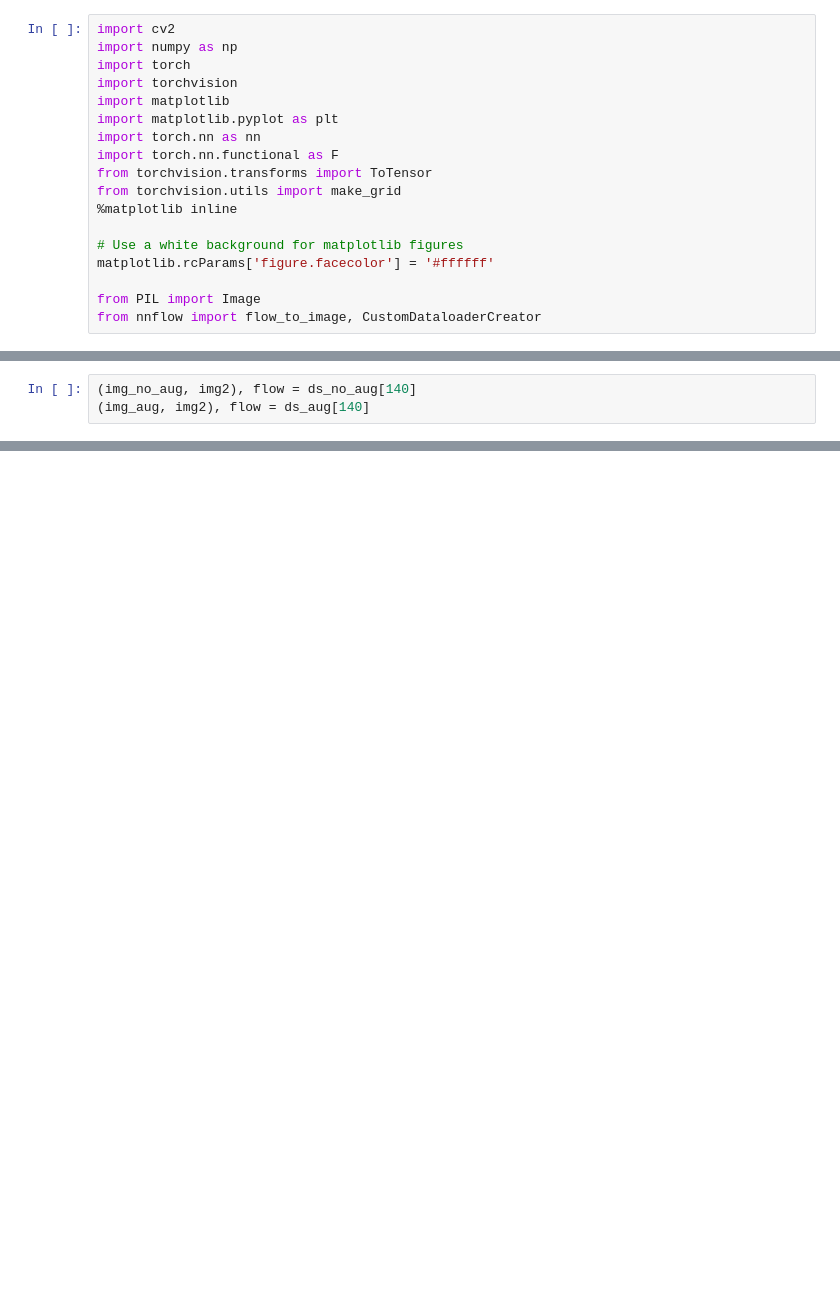
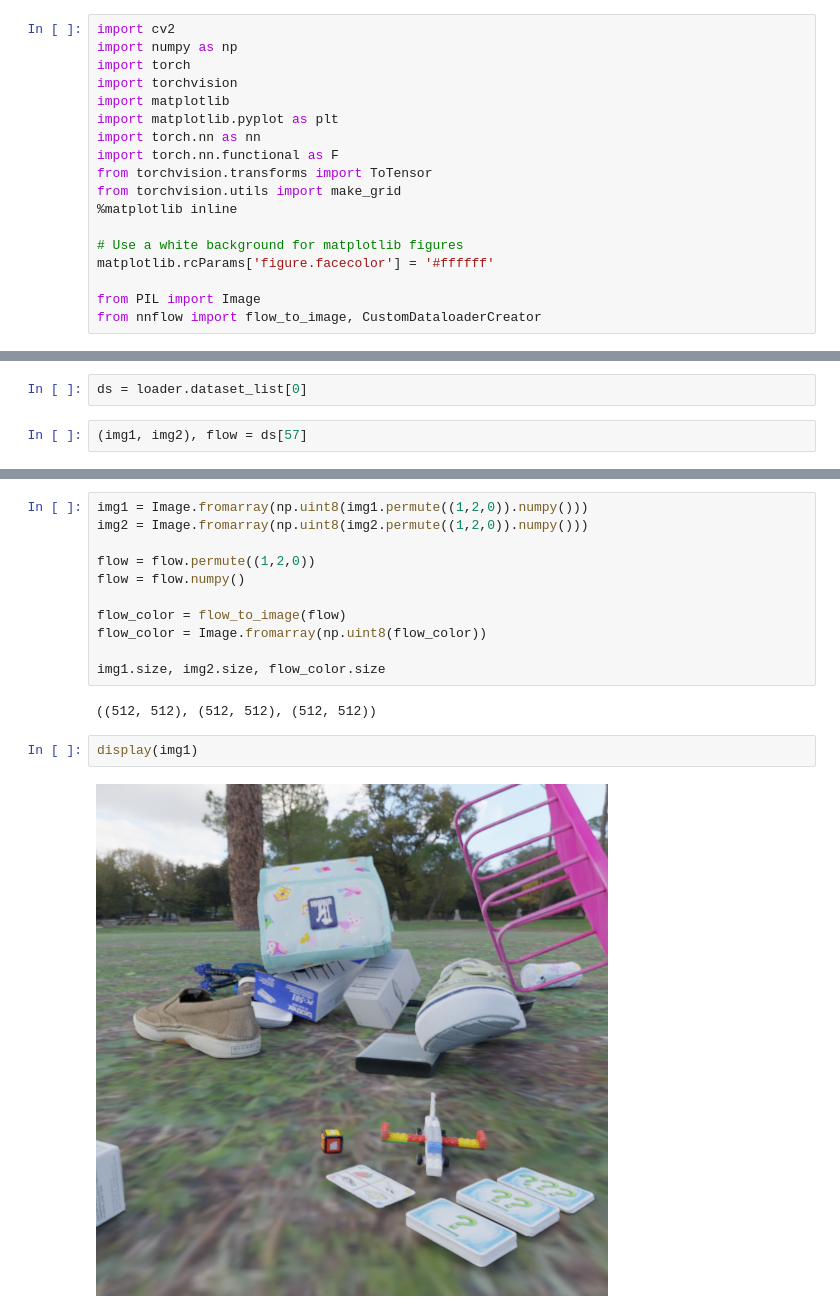
Before and after one commit to prajnan93/optical-flow-msthesis, a Jupyter notebook: notebooks/augmentations.ipynb, the cells around one changed output, grey strips where cells are left out. Drawn from its saved outputs; the diff is of its cells as text; blank space fills up the shorter version.

```diff
--- a/notebooks/augmentations.ipynb
+++ b/notebooks/augmentations.ipynb
@@ -111,3 +89,4 @@ ds_aug = loader.dataset_list[1]
+# %%
+ds = loader.dataset_list[0]
 # %%
-(img_no_aug, img2), flow = ds_no_aug[140]
-(img_aug, img2), flow = ds_aug[140]
+(img1, img2), flow = ds[57]
@@ -125,0 +100,17 @@ plot_img_grid(img_compare)
+# %%
+img1 = Image.fromarray(np.uint8(img1.permute((1,2,0)).numpy()))
+img2 = Image.fromarray(np.uint8(img2.permute((1,2,0)).numpy()))
+
+flow = flow.permute((1,2,0))
+flow = flow.numpy()
+
+flow_color = flow_to_image(flow)
+flow_color = Image.fromarray(np.uint8(flow_color))
+
+img1.size, img2.size, flow_color.size
+# %% [output]
+((512, 512), (512, 512), (512, 512))
+# %%
+display(img1)
+# %% [output]
+[figure, added]
```
Also changed, not shown: parts of 10 cells of this notebook, 16 other files.
